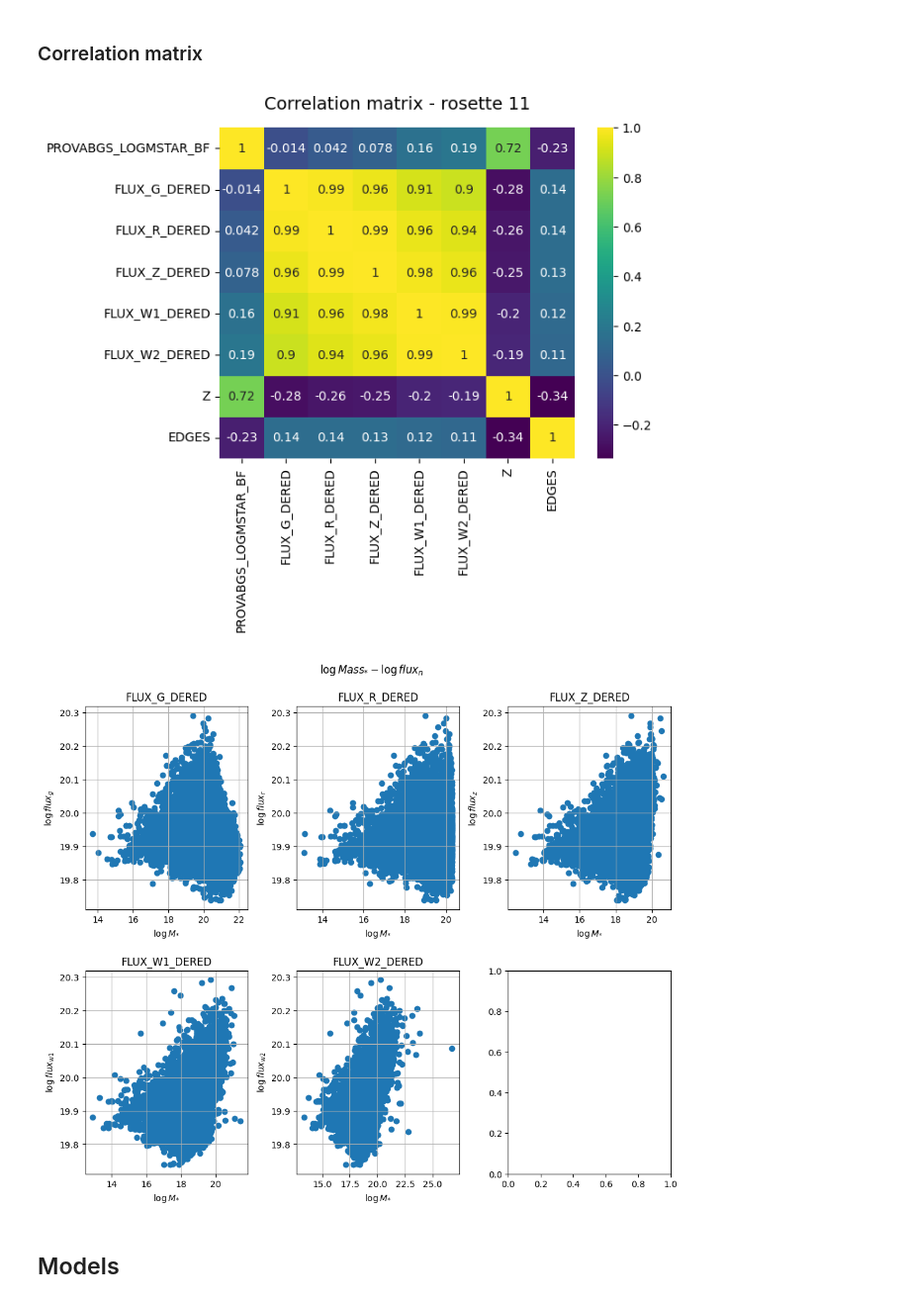
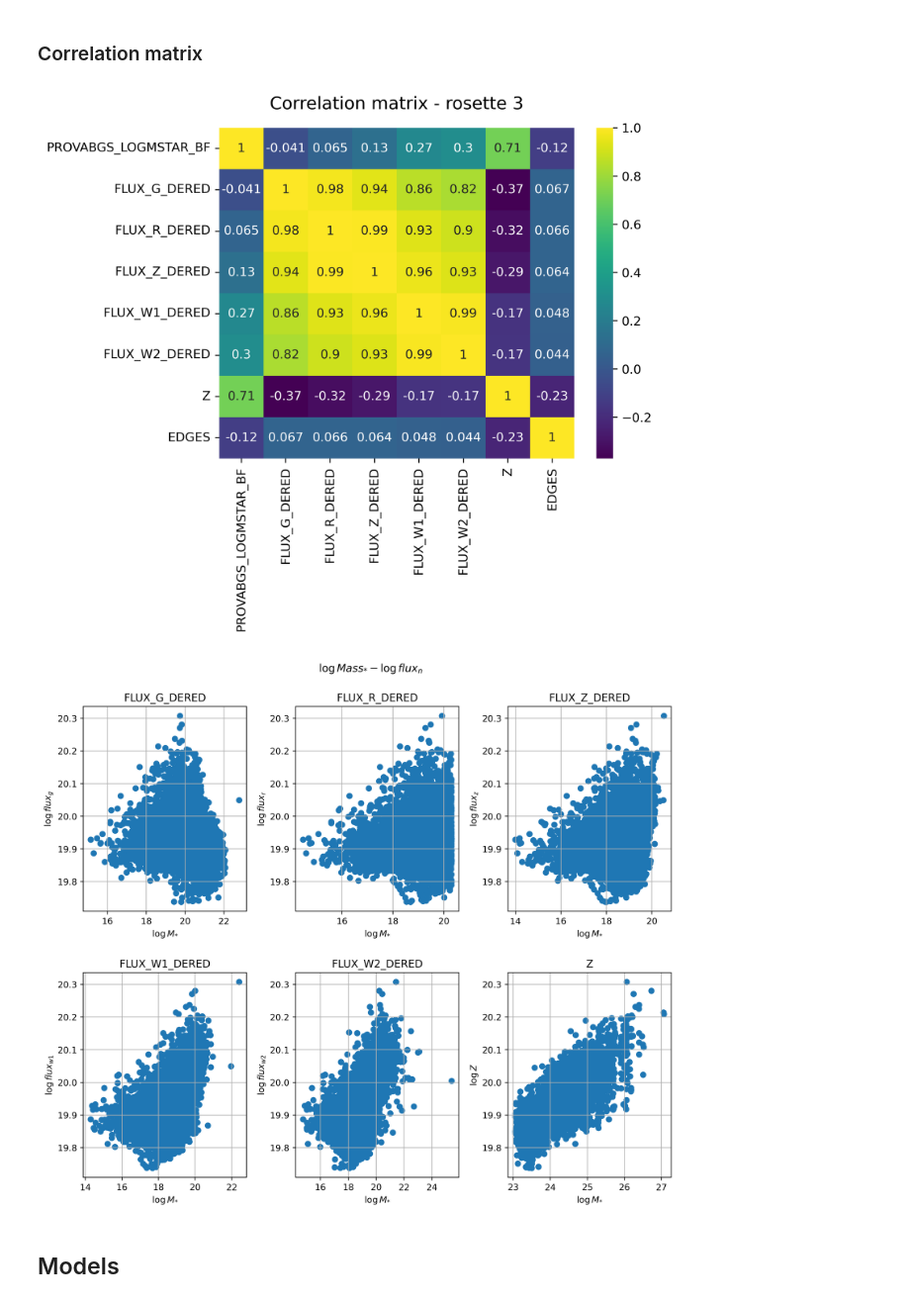
Before and after one commit to ValeriaTorresG/GalaxyMassGNN, a Jupyter notebook: models.ipynb, the cells around one changed output. Shown at 99% size. Drawn from its saved outputs; the diff is of its cells as text; code cells hidden in the pictures.

```diff
--- a/models.ipynb
+++ b/models.ipynb
@@ -17,6 +17,7 @@ import seaborn as sb
 import matplotlib.pyplot as plt
 import matplotlib.cm as cm
 from matplotlib.cm import ScalarMappable
+plt.rcParams['figure.dpi'] = 360
 # %%
 rosettes = [3,6,7,11,12,13,14,15,18,19]
 # %% [markdown]
@@ -35,7 +36,7 @@ def graph_r(r):
                 values = list(row.values())
                 n = []
                 n.append(float(values[0]))
-                n.extend(22.5-2.5*np.log10([float(n) for n in list(values)[1:-1]]))
+                n.extend(22.5-2.5*np.log10([float(n) for n in list(values)[1:]]))
                 n.append(float(values[-1]))
                 nodes.append(n)
 
@@ -67,12 +68,11 @@ def correlation_matrix(r,nodes,edges):
     matrix.set_title(f'Correlation matrix - rosette {r}', fontsize=14, pad=15)
     plt.show()
 
-nodes, edges, _ = graph_r(11)
-correlation_matrix(11,nodes,edges)
+correlation_matrix(3,nodes,edges)
 # %% [output]
-[figure, old version]
+[figure, new version]
 # %%
-nodes, edges, _ = graph_r(11)
+nodes, edges, _ = graph_r(3)
 
 c = defaultdict(int)
 for edge in edges:
@@ -86,6 +86,7 @@ f_r = [n[3] for n in nodes]
 f_z = [n[4] for n in nodes]
 f_w1 = [n[5] for n in nodes]
 f_w2 = [n[6] for n in nodes]
+z = [n[7] for n in nodes]
 
 cmap = cm.viridis
 n = (m - np.min(m)) / (np.max(m) - np.min(m))
@@ -105,34 +106,41 @@ axes[0, 0].set_title('FLUX_G_DERED')
 axes[0, 0].set_xlabel(r'$\log M_{*}$')
 axes[0, 0].set_ylabel(r'$\log flux_{g}$')
 axes[0, 0].grid()
 
 axes[0, 1].scatter(f_r, m, marker='o')
 axes[0, 1].set_title('FLUX_R_DERED')
 axes[0, 1].set_xlabel(r'$\log M_{*}$')
 axes[0, 1].set_ylabel(r'$\log flux_{r}$')
 axes[0, 1].grid()
 
 axes[0, 2].scatter(f_z, m, marker='o')
 axes[0, 2].set_title('FLUX_Z_DERED')
 axes[0, 2].set_xlabel(r'$\log M_{*}$')
 axes[0, 2].set_ylabel(r'$\log flux_{z}$')
 axes[0, 2].grid()
 
 axes[1, 0].scatter(f_w1, m, marker='o')
 axes[1, 0].set_title('FLUX_W1_DERED')
 axes[1, 0].set_xlabel(r'$\log M_{*}$')
 axes[1, 0].set_ylabel(r'$\log flux_{w1}$')
 axes[1, 0].grid()
 
 axes[1, 1].scatter(f_w2, m, marker='o')
 axes[1, 1].set_title('FLUX_W2_DERED')
 axes[1, 1].set_xlabel(r'$\log M_{*}$')
 axes[1, 1].set_ylabel(r'$\log flux_{w2}$')
 axes[1, 1].grid()
 
+axes[1, 2].scatter(z, m, marker='o')
+axes[1, 2].set_title('Z')
+axes[1, 2].set_xlabel(r'$\log M_{*}$')
+axes[1, 2].set_ylabel(r'$\log Z$')
+axes[1, 2].grid()
+
+plt.rcParams['figure.dpi'] = 360
 plt.show()
 # %% [output]
-[figure, old version]
+[figure, new version]
 # %% [markdown]
 ## Models
 # %% [markdown]
```
Also changed, not shown: parts of 6 cells of this notebook, 1 other file.
